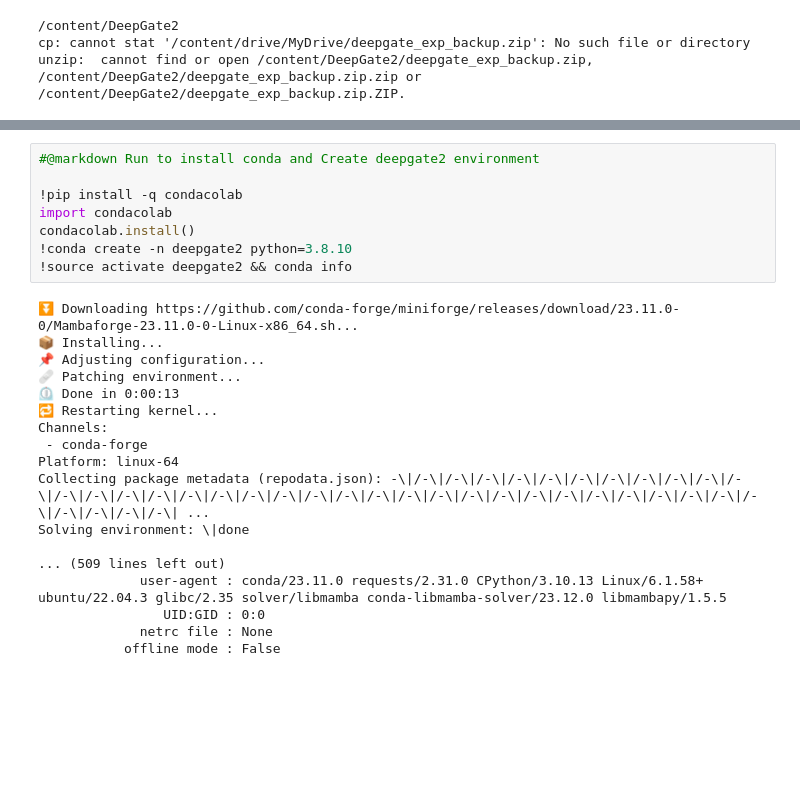
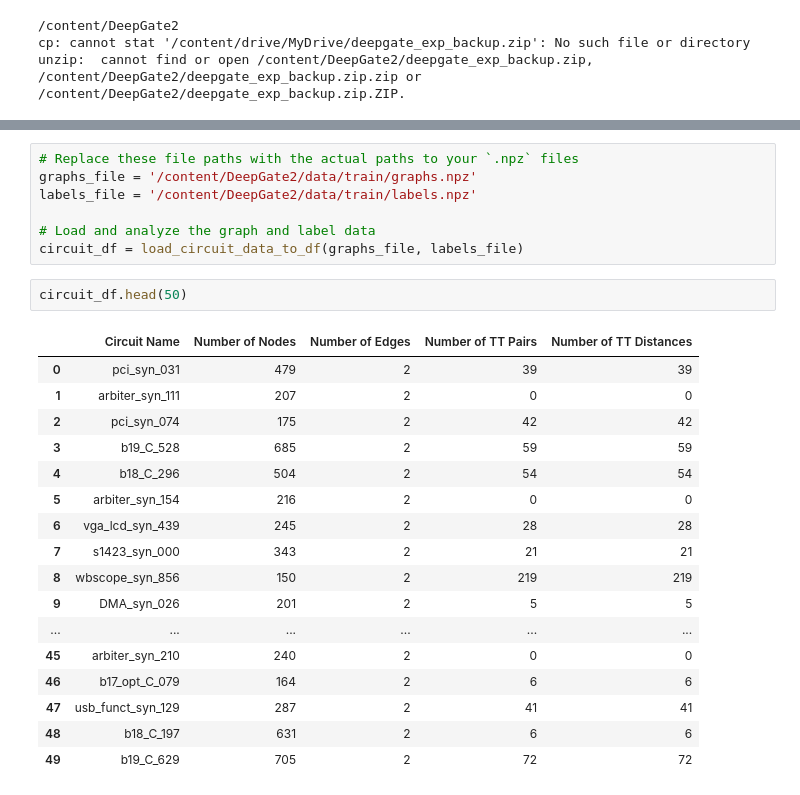
Before and after one commit to mangohehe/DeepGate2, a Jupyter notebook: notebooks/Data-Learning.ipynb, the cells around one changed output, grey strips where cells are left out. Drawn from its saved outputs; the diff is of its cells as text; blank space fills up the shorter version.

```diff
--- a/notebooks/Data-Learning.ipynb
+++ b/notebooks/Data-Learning.ipynb
@@ -246,26 +338,27 @@ unzip:  cannot find or open /content/DeepGate2/deepgate_exp_backup.zip, /content
-# %%
-#@markdown Run to install conda and Create deepgate2 environment
-
-!pip install -q condacolab
-import condacolab
-condacolab.install()
-!conda create -n deepgate2 python=3.8.10
-!source activate deepgate2 && conda info
-# %% [output]
-⏬ Downloading https://github.com/conda-forge/miniforge/releases/download/23.11.0-0/Mambaforge-23.11.0-0-Linux-x86_64.sh...
-📦 Installing...
-📌 Adjusting configuration...
-🩹 Patching environment...
-⏲ Done in 0:00:13
-🔁 Restarting kernel...
-Channels:
- - conda-forge
-Platform: linux-64
-Collecting package metadata (repodata.json): -\|/-\|/-\|/-\|/-\|/-\|/-\|/-\|/-\|/-\|/-\|/-\|/-\|/-\|/-\|/-\|/-\|/-\|/-\|/-\|/-\|/-\|/-\|/-\|/-\|/-\|/-\|/-\|/-\|/-\|/-\|/-\|/-\|/-\|/-\|/-\|/-\|/-\|/-\| ...
-Solving environment: \|done
-
-... (509 lines left out)
-             user-agent : conda/23.11.0 requests/2.31.0 CPython/3.10.13 Linux/6.1.58+ ubuntu/22.04.3 glibc/2.35 solver/libmamba conda-libmamba-solver/23.12.0 libmambapy/1.5.5
-                UID:GID : 0:0
-             netrc file : None
-           offline mode : False
+# %%
+# Replace these file paths with the actual paths to your `.npz` files
+graphs_file = '/content/DeepGate2/data/train/graphs.npz'
+labels_file = '/content/DeepGate2/data/train/labels.npz'
+
+# Load and analyze the graph and label data
+circuit_df = load_circuit_data_to_df(graphs_file, labels_file)
+# %%
+circuit_df.head(50)
+# %% [output]
+|  | Circuit Name | Number of Nodes | Number of Edges | Number of TT Pairs | Number of TT Distances |
+| 0 | pci_syn_031 | 479 | 2 | 39 | 39 |
+| 1 | arbiter_syn_111 | 207 | 2 | 0 | 0 |
+| 2 | pci_syn_074 | 175 | 2 | 42 | 42 |
+| 3 | b19_C_528 | 685 | 2 | 59 | 59 |
+| 4 | b18_C_296 | 504 | 2 | 54 | 54 |
+| 5 | arbiter_syn_154 | 216 | 2 | 0 | 0 |
+| 6 | vga_lcd_syn_439 | 245 | 2 | 28 | 28 |
+| 7 | s1423_syn_000 | 343 | 2 | 21 | 21 |
+| 8 | wbscope_syn_856 | 150 | 2 | 219 | 219 |
+| 9 | DMA_syn_026 | 201 | 2 | 5 | 5 |
+| ... | ... | ... | ... | ... | ... |
+| 45 | arbiter_syn_210 | 240 | 2 | 0 | 0 |
+| 46 | b17_opt_C_079 | 164 | 2 | 6 | 6 |
+| 47 | usb_funct_syn_129 | 287 | 2 | 41 | 41 |
+| 48 | b18_C_197 | 631 | 2 | 6 | 6 |
+| 49 | b19_C_629 | 705 | 2 | 72 | 72 |
```
Also changed, not shown: parts of 12 cells of this notebook.
